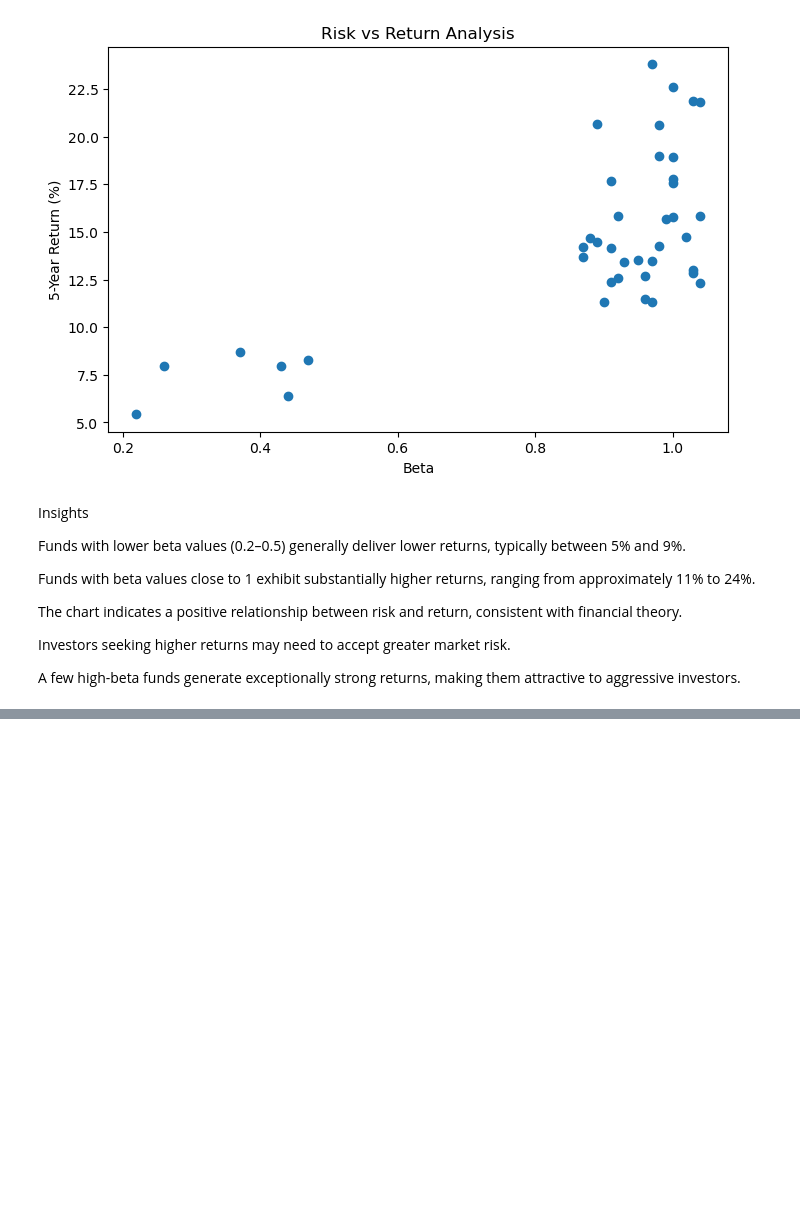
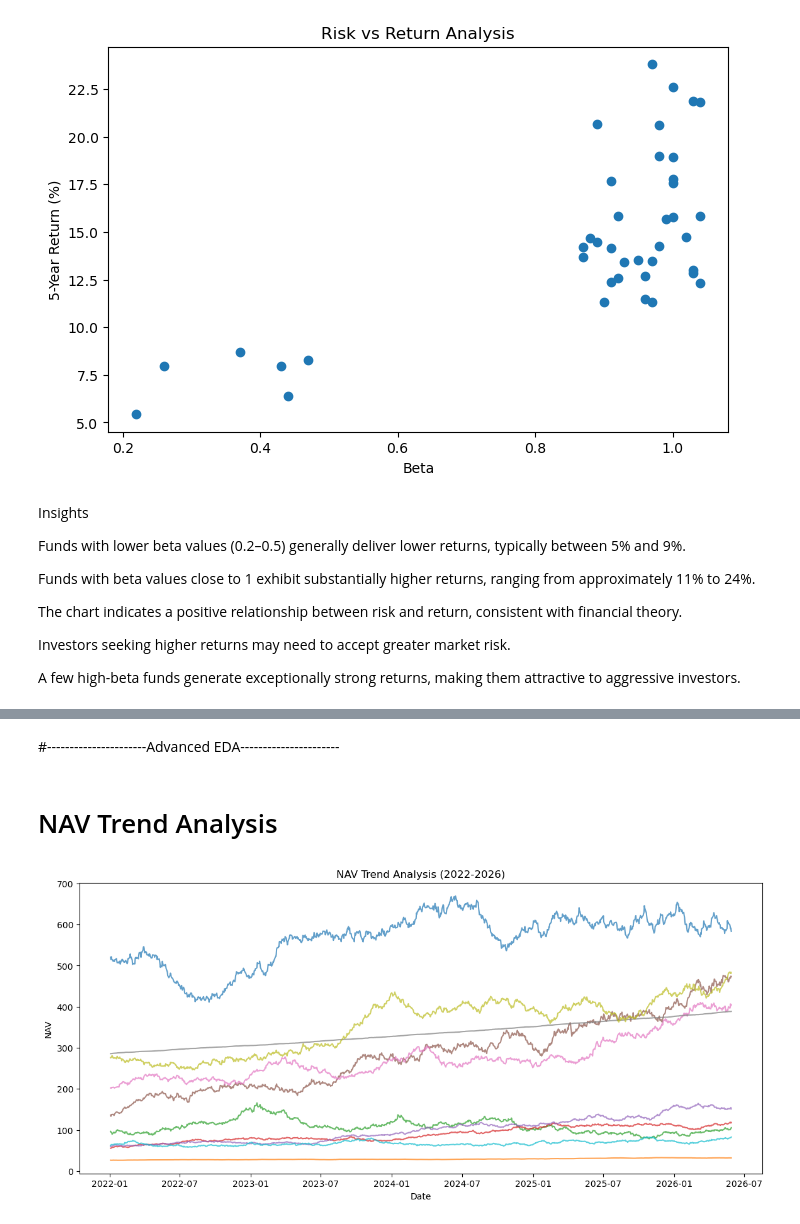
Before and after one commit to varuag09/bluestock_mf_capstone, a Jupyter notebook: notebooks/03_eda_analysis.ipynb, the cells around one changed output, grey strips where cells are left out. Drawn from its saved outputs; the diff is of its cells as text; code cells hidden in the pictures; blank space fills up the shorter version.

Commit message:
Day 4: Performance analytics and fund scorecard completed

```diff
--- a/notebooks/03_eda_analysis.ipynb
+++ b/notebooks/03_eda_analysis.ipynb
@@ -302,0 +330,28 @@ A few high-beta funds generate exceptionally strong returns, making them attract
+# %% [markdown]
+#----------------------Advanced EDA----------------------
+# %% [markdown]
+# NAV Trend Analysis
+# %%
+nav["date"] = pd.to_datetime(nav["date"])
+
+top10 = (
+    nav.groupby("amfi_code")["nav"]
+    .count()
+    .sort_values(ascending=False)
+    .head(10)
+    .index
+)
+
+plt.figure(figsize=(14,6))
+
+for fund in top10:
+    temp = nav[nav["amfi_code"] == fund]
+    plt.plot(temp["date"], temp["nav"], alpha=0.7)
+
+plt.title("NAV Trend Analysis (2022-2026)")
+plt.xlabel("Date")
+plt.ylabel("NAV")
+
+plt.show()
+# %% [output]
+[figure, added]
```
Also changed, not shown: parts of 36 cells of this notebook, 1 other file.
